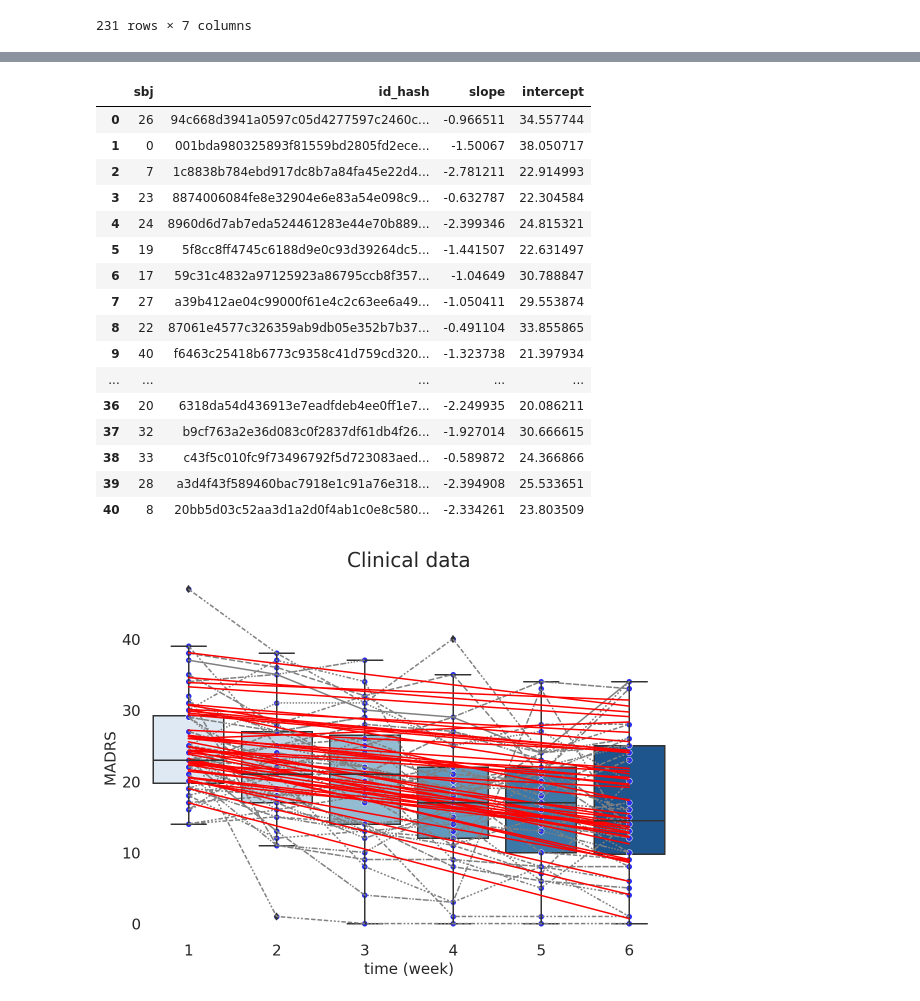
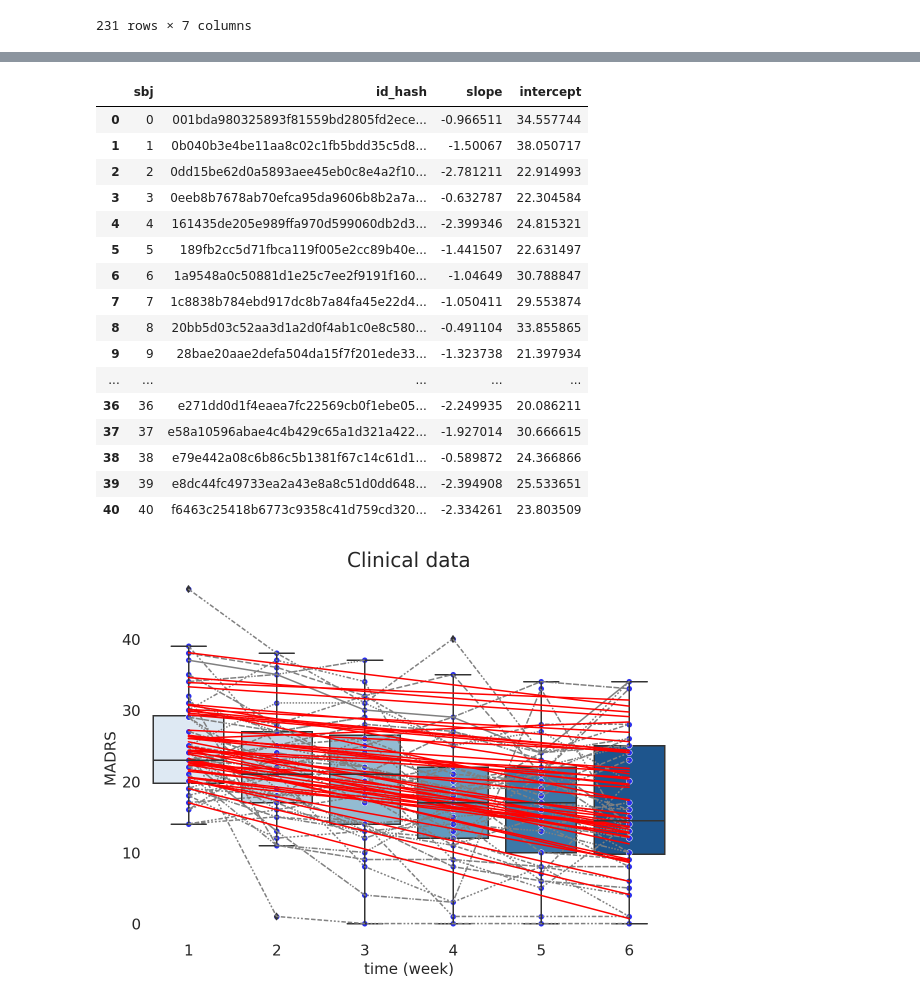
Before and after one commit to argyelan/Publications, a Jupyter notebook: MFG-orientation/calculate-rTMS10Hz-clinresp-tp.ipynb, the cells around one changed output, grey strips where cells are left out. Saved outputs shown, nothing was run; the diff lists cells and outputs as text; code cells hidden in the pictures.

Commit message:
corrected a bug that was messing up the order after reading the slopes

```diff
--- a/MFG-orientation/calculate-rTMS10Hz-clinresp-tp.ipynb
+++ b/MFG-orientation/calculate-rTMS10Hz-clinresp-tp.ipynb
@@ -145,35 +155,36 @@ clinuse
 # %%
 #cd = np.unique(clinuse[['sbj','id_hash']], axis=0)
-cd = clinuse[['sbj','id_hash']].drop_duplicates().reset_index()
+#cd = clinuse[['sbj','id_hash']].drop_duplicates().reset_index()
 
-
+#if sbj is not in order make sure that the c_1_1 and your reading is in the same order!!
 
 res = pd.DataFrame(columns=['sbj','id_hash','slope','intercept'])
 
 for i in range(code.shape[0]):
     #print(i)
-    ideg = pd.DataFrame([cd['sbj'].iloc[i], cd['id_hash'].iloc[i], c_1_1_idata['posterior']['b'].mean(dim=['chain','draw']).values[i],  c_1_1_idata['posterior']['a'].mean(dim=['chain','draw']).values[i]]).T
+    j=code.sbj[i]
+    ideg = pd.DataFrame([code['sbj'].iloc[i], code['id_hash'].iloc[i], c_1_1_idata['posterior']['b'].mean(dim=['chain','draw']).values[i],  c_1_1_idata['posterior']['a'].mean(dim=['chain','draw']).values[i]]).T
     ideg.columns=['sbj','id_hash','slope','intercept']
     res = pd.concat([res, ideg], ignore_index=True)
 res
 # %% [output]
 |  | sbj | id_hash | slope | intercept |
-| 0 | 26 | 94c668d3941a0597c05d4277597c2460c... | -0.966511 | 34.557744 |
-| 1 | 0 | 001bda980325893f81559bd2805fd2ece... | -1.50067 | 38.050717 |
-| 2 | 7 | 1c8838b784ebd917dc8b7a84fa45e22d4... | -2.781211 | 22.914993 |
-| 3 | 23 | 8874006084fe8e32904e6e83a54e098c9... | -0.632787 | 22.304584 |
-| 4 | 24 | 8960d6d7ab7eda524461283e44e70b889... | -2.399346 | 24.815321 |
-| 5 | 19 | 5f8cc8ff4745c6188d9e0c93d39264dc5... | -1.441507 | 22.631497 |
-| 6 | 17 | 59c31c4832a97125923a86795ccb8f357... | -1.04649 | 30.788847 |
-| 7 | 27 | a39b412ae04c99000f61e4c2c63ee6a49... | -1.050411 | 29.553874 |
-| 8 | 22 | 87061e4577c326359ab9db05e352b7b37... | -0.491104 | 33.855865 |
-| 9 | 40 | f6463c25418b6773c9358c41d759cd320... | -1.323738 | 21.397934 |
+| 0 | 0 | 001bda980325893f81559bd2805fd2ece... | -0.966511 | 34.557744 |
+| 1 | 1 | 0b040b3e4be11aa8c02c1fb5bdd35c5d8... | -1.50067 | 38.050717 |
+| 2 | 2 | 0dd15be62d0a5893aee45eb0c8e4a2f10... | -2.781211 | 22.914993 |
+| 3 | 3 | 0eeb8b7678ab70efca95da9606b8b2a7a... | -0.632787 | 22.304584 |
+| 4 | 4 | 161435de205e989ffa970d599060db2d3... | -2.399346 | 24.815321 |
+| 5 | 5 | 189fb2cc5d71fbca119f005e2cc89b40e... | -1.441507 | 22.631497 |
+| 6 | 6 | 1a9548a0c50881d1e25c7ee2f9191f160... | -1.04649 | 30.788847 |
+| 7 | 7 | 1c8838b784ebd917dc8b7a84fa45e22d4... | -1.050411 | 29.553874 |
+| 8 | 8 | 20bb5d03c52aa3d1a2d0f4ab1c0e8c580... | -0.491104 | 33.855865 |
+| 9 | 9 | 28bae20aae2defa504da15f7f201ede33... | -1.323738 | 21.397934 |
 | ... | ... | ... | ... | ... |
-| 36 | 20 | 6318da54d436913e7eadfdeb4ee0ff1e7... | -2.249935 | 20.086211 |
-| 37 | 32 | b9cf763a2e36d083c0f2837df61db4f26... | -1.927014 | 30.666615 |
-| 38 | 33 | c43f5c010fc9f73496792f5d723083aed... | -0.589872 | 24.366866 |
-| 39 | 28 | a3d4f43f589460bac7918e1c91a76e318... | -2.394908 | 25.533651 |
-| 40 | 8 | 20bb5d03c52aa3d1a2d0f4ab1c0e8c580... | -2.334261 | 23.803509 |
+| 36 | 36 | e271dd0d1f4eaea7fc22569cb0f1ebe05... | -2.249935 | 20.086211 |
+| 37 | 37 | e58a10596abae4c4b429c65a1d321a422... | -1.927014 | 30.666615 |
+| 38 | 38 | e79e442a08c6b86c5b1381f67c14c61d1... | -0.589872 | 24.366866 |
+| 39 | 39 | e8dc44fc49733ea2a43e8a8c51d0dd648... | -2.394908 | 25.533651 |
+| 40 | 40 | f6463c25418b6773c9358c41d759cd320... | -2.334261 | 23.803509 |
 # %%
 import seaborn as sns
 x = np.array([0, 1, 2, 3, 4, 5])
```
Also changed, not shown: parts of 7 cells of this notebook, 2 other files.
